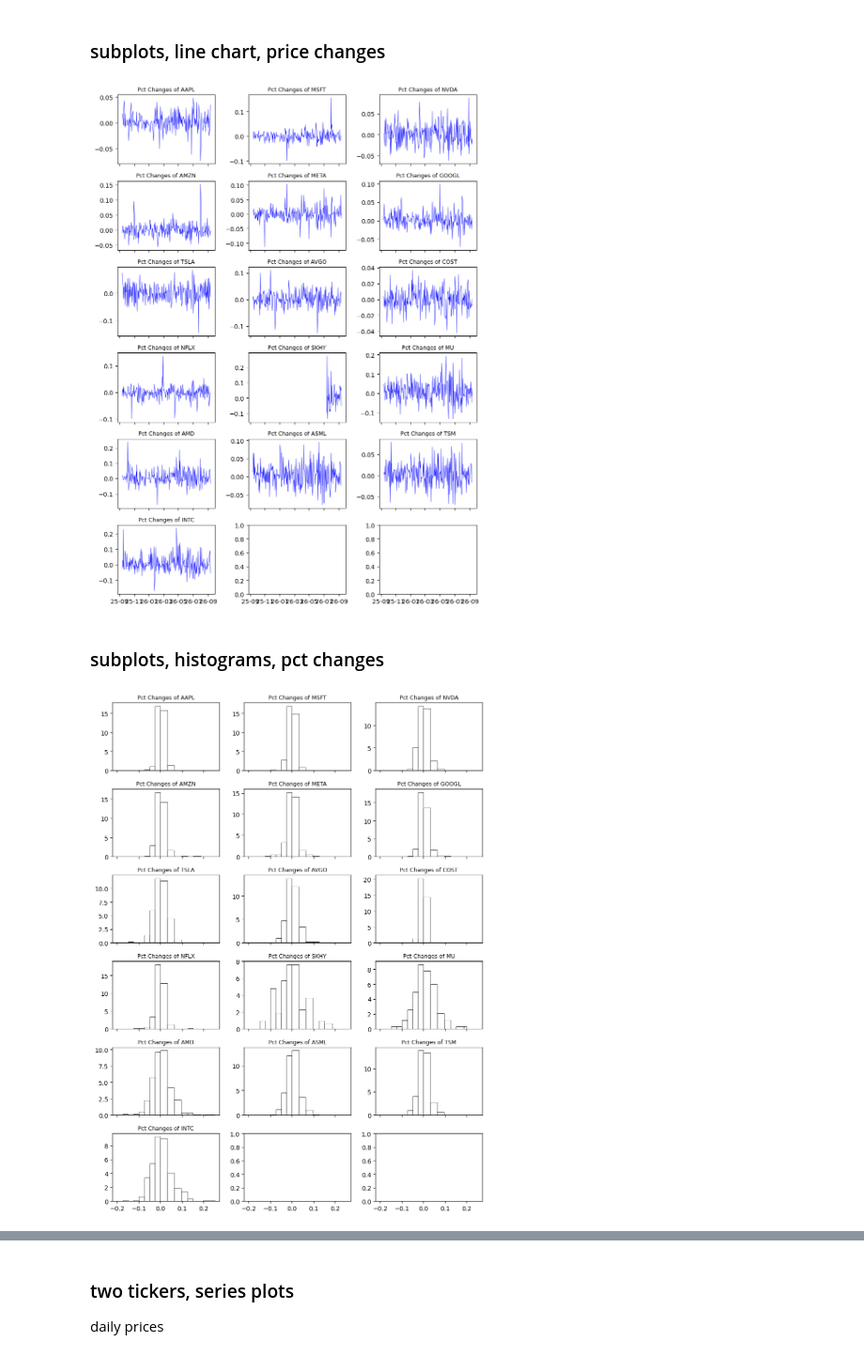
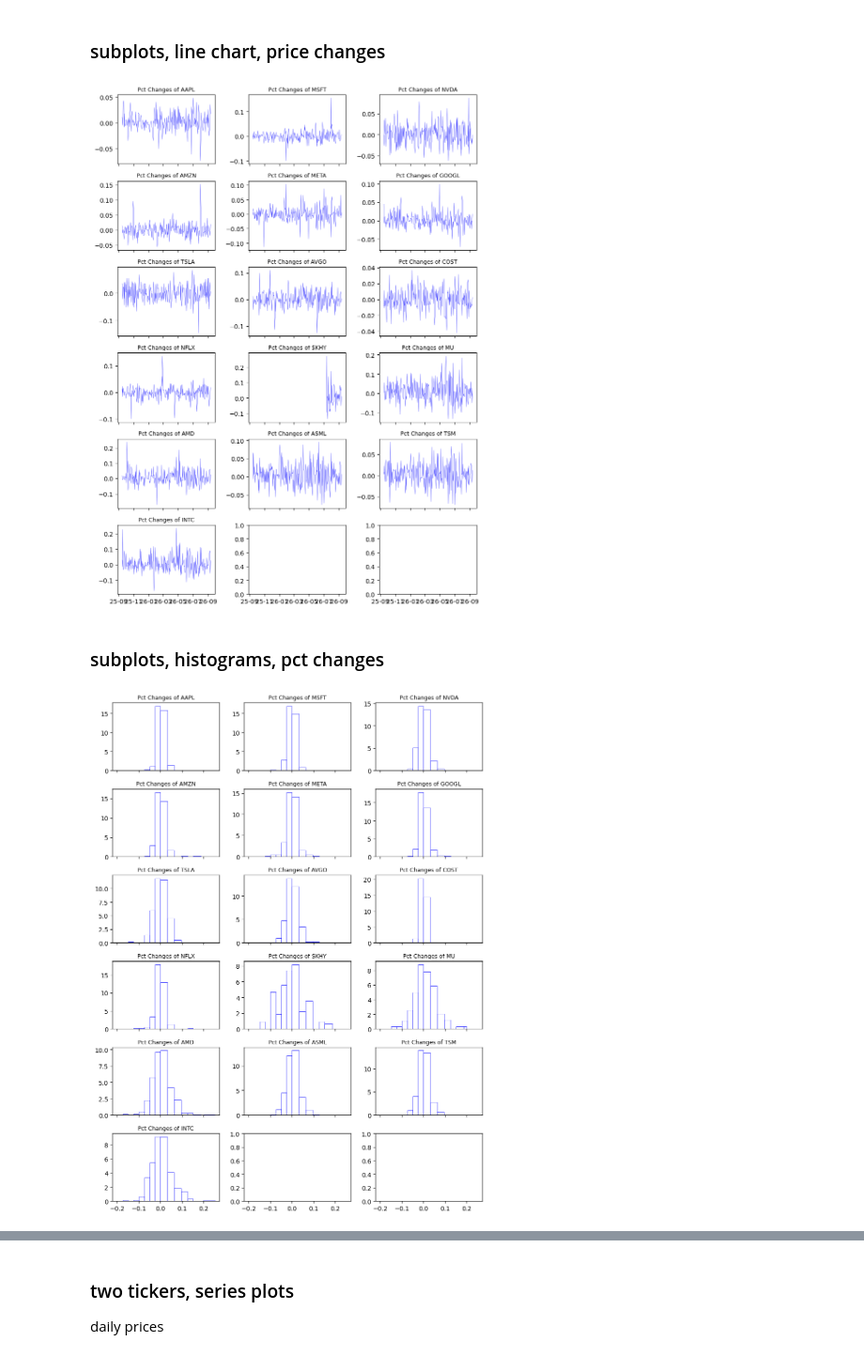
Before and after one commit to bahn28/salad, a Jupyter notebook: az_nyse_001.ipynb, the cells around one changed output, grey strips where cells are left out. Shown at 94% size. Saved outputs shown, nothing was run; the diff lists cells and outputs as text; code cells hidden in the pictures.

```diff
--- a/az_nyse_001.ipynb
+++ b/az_nyse_001.ipynb
@@ -141,40 +141,44 @@ sub_r = int(np.ceil(n_plot/sub_c))
 fig, axes = plt.subplots(sub_r, sub_c, figsize=(sub_c*3, sub_r*2), sharex=True)
 
 for ax, ticker in zip(axes.flat, tickers) :
-  ax.plot(yymmdd, df_dat_cls[ticker].pct_change(fill_method=None), color='blue', linewidth=0.5)  # 여기 ticker는 이미 "AAPL"처럼 인식, 앞에서.
+  ax.plot(yymmdd,
+          df_dat_cls[ticker].pct_change(fill_method=None),
+          color='blue',
+          linewidth=0.3
+          )  # 여기 ticker는 이미 "AAPL"처럼 인식, 앞에서.
   ax.set_title(f" Pct Changes of {ticker} ", fontsize=9)
   ax.xaxis.set_major_locator(mdates.MonthLocator(interval=2))
   ax.xaxis.set_major_formatter(mdates.DateFormatter('%y-%m'))
 plt.tight_layout()
 plt.show()
 # %% [output]
-[figure, old version]
+[figure, new version]
 # %% [markdown]
 ### subplots, histograms, pct changes
 # %%
 # NYSE daily stock prices and trading volumes
 # 변수로 받는 방법.
 #yymmdd = df_dat.index   # 자료를 불러올 때, 자동으로 기준 인덱스로 설정된다고 함.
 #yymmdd = pd.to_datetime( yymmdd )
 
 n_plot = len(tickers)
 sub_c = 3
 sub_r = int(np.ceil(n_plot/sub_c))
 b_class = [-0.2, -0.175, -0.15, -0.125, -0.1, -0.075, -0.05,-0.025, 0.0, 0.03125, 0.0625, 0.095, 0.125, 0.15, 0.1875, 0.2, 0.25]
 
 fig, axes = plt.subplots(sub_r, sub_c, figsize=(sub_c*3, sub_r*2), sharex=True)
 for ax, ticker in zip(axes.flat, tickers) :
   ax.hist(df_dat_cls[ticker].pct_change(fill_method=None), # 여기 ticker는 이미 "AAPL"처럼 인식, 앞에서.
           color='blue',
           linewidth=0.5,
           bins = b_class,       # 11처럼 갯수로 지정, 혹은 계급 구간 제시,
           facecolor='None',
-          edgecolor='black',
+          edgecolor='blue',
           density=True
           )
   ax.set_title(f" Pct Changes of {ticker} ", fontsize=9)
 plt.tight_layout()
 plt.show()
 # %% [output]
-[figure, old version]
+[figure, new version]
 # %% [markdown]
```
Also changed, not shown: parts of 4 cells of this notebook.
